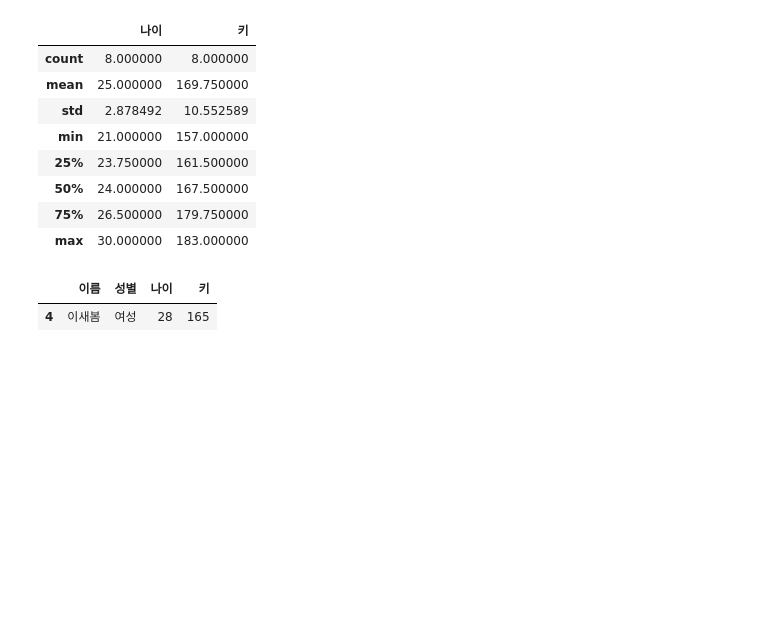
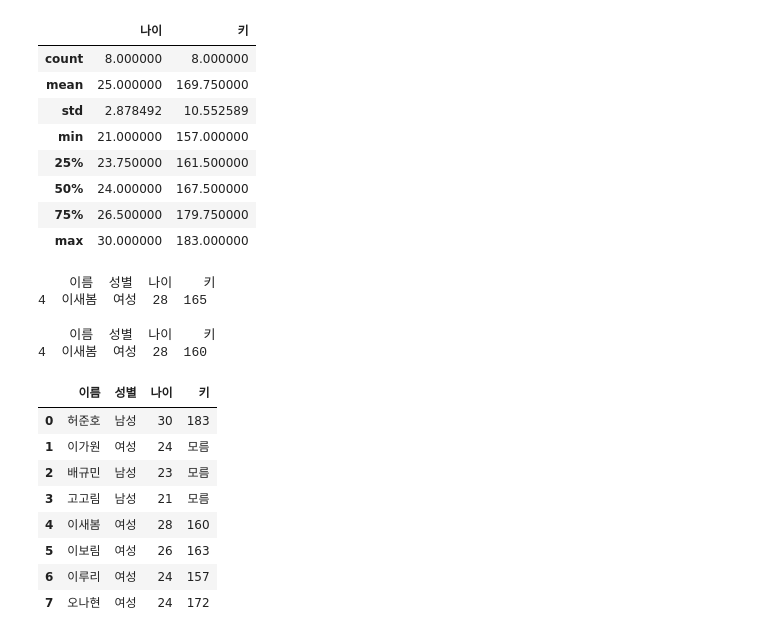
Before and after one commit to hj-1006/hj_pyton_study, a Jupyter notebook: 넘파이와_판다스.ipynb, the cells around one changed output. Drawn from its saved outputs; the diff is of its cells as text; code cells hidden in the pictures; blank space fills up the shorter version.

```diff
--- a/넘파이와_판다스.ipynb
+++ b/넘파이와_판다스.ipynb
@@ -356,8 +352,28 @@ df.describe()
 | max | 30.000000 | 183.000000 |
 # %%
 #6-33 인덱스로 조회한 데이터를 수정
-df.loc[4,'키'] = df.loc[4,'키'] +5
-df.loc[[4]]
+df.loc[4,'키'] += 5
+print(df.loc[[4]])
 # %% [output]
-|  | 이름 | 성별 | 나이 | 키 |
-| 4 | 이새봄 | 여성 | 28 | 165 |
+    이름  성별  나이    키
+4  이새봄  여성  28  165
+# %%
+df.loc[4,'키'] -= 5
+print(df.loc[[4]])
+# %% [output]
+    이름  성별  나이    키
+4  이새봄  여성  28  160
+# %%
+#6-34 반복 연산자 사용
+df.loc[1:3,'키'] = ['모름'] * 3
+df
+# %% [output]
+|  | 이름 | 성별 | 나이 | 키 |
+| 0 | 허준호 | 남성 | 30 | 183 |
+| 1 | 이가원 | 여성 | 24 | 모름 |
+| 2 | 배규민 | 남성 | 23 | 모름 |
+| 3 | 고고림 | 남성 | 21 | 모름 |
+| 4 | 이새봄 | 여성 | 28 | 160 |
+| 5 | 이보림 | 여성 | 26 | 163 |
+| 6 | 이루리 | 여성 | 24 | 157 |
+| 7 | 오나현 | 여성 | 24 | 172 |
```
Also changed, not shown: parts of 4 cells of this notebook.
